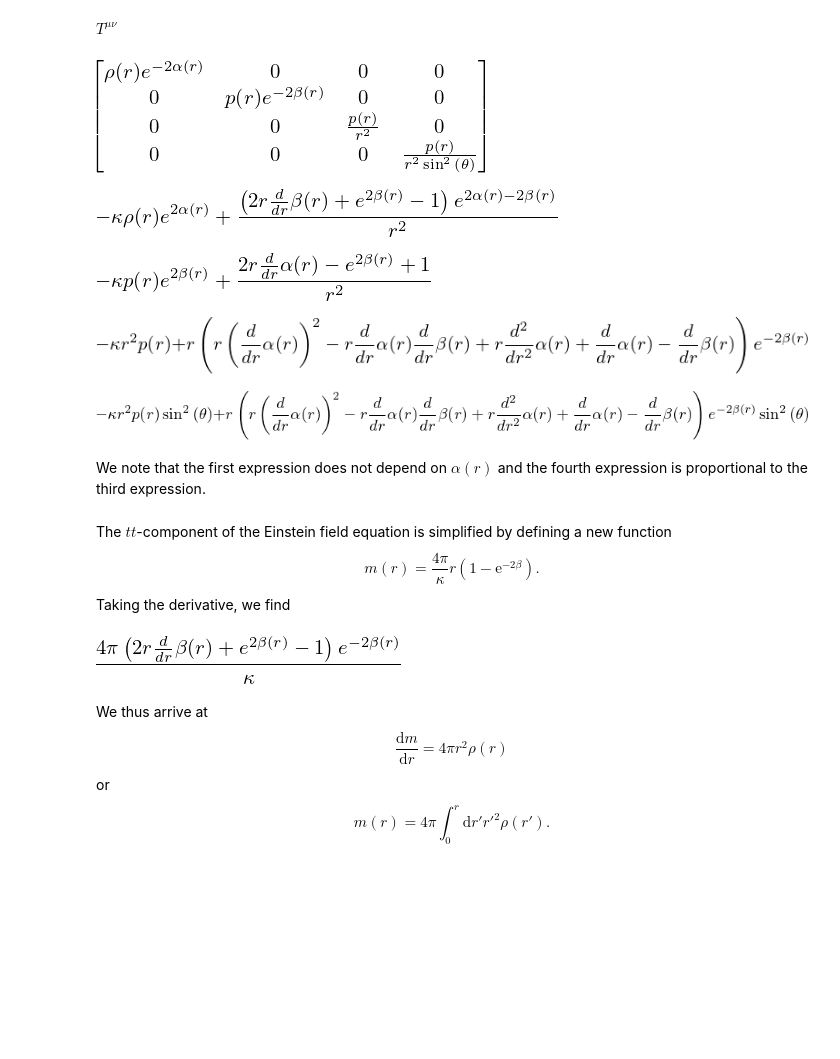
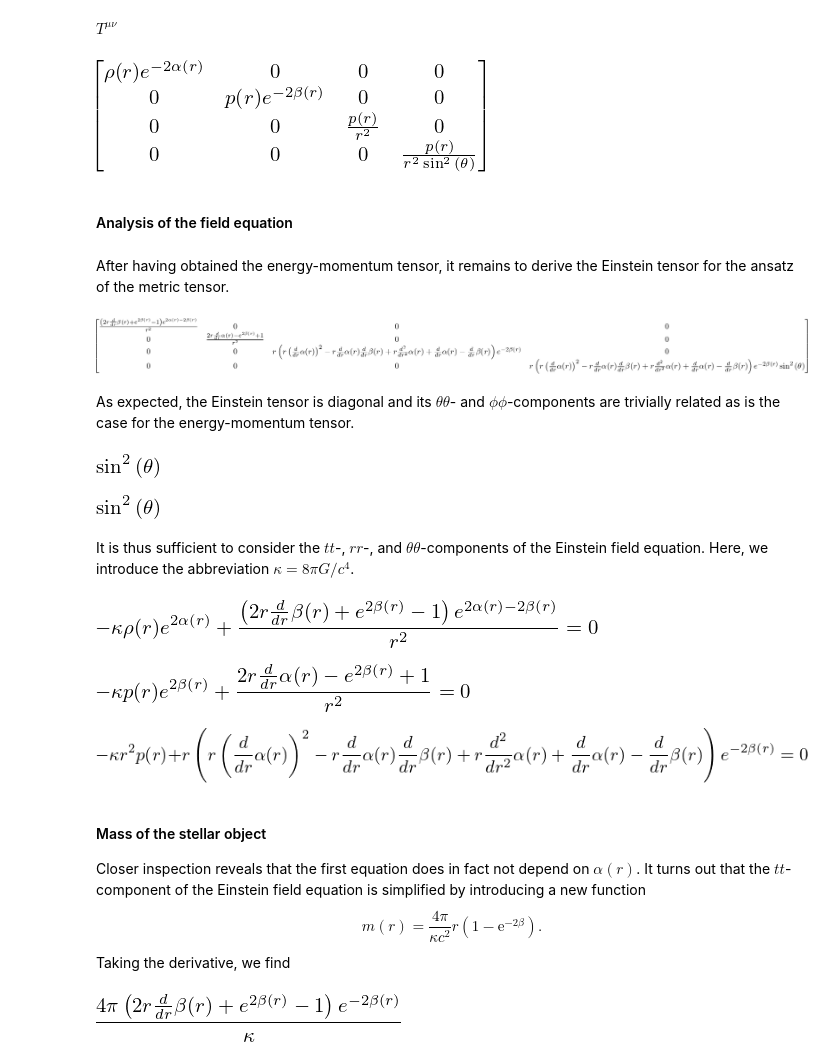
Before and after one commit to marcinofulus/jupyter4edu, a Jupyter notebook: augsburg/notebooks/generalrelativity/TOVEquation.ipynb, the cells around one changed output. Cells and saved outputs as stored; diff of their text form; code cells hidden in the pictures; blank space fills up the shorter version.

```diff
--- a/augsburg/notebooks/generalrelativity/TOVEquation.ipynb
+++ b/augsburg/notebooks/generalrelativity/TOVEquation.ipynb
@@ -8,10 +14,8 @@ init_printing()
 # %%
 t, r, theta, phi = symbols(r't, r, \theta, \phi')
 x = Coordinates('x', [t, r, theta, phi])
-alpha = Function(r'\alpha')
-beta = Function(r'\beta')
-Metric = diag(-exp(2*alpha(r)), exp(2*beta(r)), r**2, r**2*sin(theta)**2)
+alpha = Function(r'\alpha')(r)
+beta = Function(r'\beta')(r)
+Metric = diag(-exp(2*alpha), exp(2*beta), r**2, r**2*sin(theta)**2)
 g = MetricTensor('g', x, Metric)
-Ga = Christoffel('Ga', g)
-Ric = Ricci('Ric', g)
-Einst = Einstein('Einst', Ric)
+g(All, All)
@@ -20,8 +47,8 @@ The energy-momentum tensor $T_{\mu\nu}$ of an ideal fluid described by its press
 # %%
-p = Function('p')
-rho = Function(r'\rho')
-T = Tensor('T', 2, g,
-           components=diag(exp(2*alpha(r))*rho(r), exp(2*beta(r))*p(r), r**2*p(r), r**2*sin(theta)**2*p(r)))
+p = Function('p')(r)
+rho = Function(r'\rho')(r)
+T = Tensor('T', 2, g, components=diag(exp(2*alpha)*rho, exp(2*beta)*p,
+                                      r**2*p, r**2*sin(theta)**2*p))
 T(All, All)
 # %% [output]
 [figure]
@@ -38,20 +65,42 @@ $T^{\mu\nu}$
 # %%
 T(-All, -All)
 # %% [output]
-[figure, old version]
+[figure, new version]
+# %% [markdown]
+#### Analysis of the field equation
+# %% [markdown]
+After having obtained the energy-momentum tensor, it remains to derive the Einstein tensor for the ansatz of the metric tensor.
+# %%
+Gamma = Christoffel('\Gama', g)
+Ric = Ricci('Ric', g)
+G = Einstein('G', Ric)
+G(All, All)
+# %% [output]
+[figure, added]
+# %% [markdown]
+As expected, the Einstein tensor is diagonal and its $\theta\theta$- and $\phi\phi$-components are trivially related as is the case for the energy-momentum tensor.
+# %%
+G(4, 4)/G(3, 3)
+# %% [output]
+[figure, added]
+# %%
+T(4, 4)/T(3, 3)
+# %% [output]
+[figure, added]
+# %% [markdown]
+It is thus sufficient to consider the $tt$-, $rr$-, and $\theta\theta$-components of the Einstein field equation. Here, we introduce the abbreviation $\kappa = 8\pi G/c^4$.
 # %%
 kappa = symbols(r'\kappa')
-for n in range(1, 5):
-    display(Einst(n, n)-kappa*T(n, n))
+for n in range(1, 4):
+    display(Eq(G(n, n)-kappa*T(n, n), 0))
 # %% [output]
-[figure, old version]
+[figure, new version]
-[figure, old version]
+[figure, new version]
-[figure, old version]
+[figure, new version]
-[figure, removed]
-# %% [markdown]
-We note that the first expression does not depend on $\alpha(r)$ and the fourth expression is proportional to the third expression.
 # %% [markdown]
-The $tt$-component of the Einstein field equation is simplified by defining a new function
-$$m(r) = \frac{4\pi}{\kappa}r\left(1-\mathrm{e}^{-2\beta}\right).$$
+#### Mass of the stellar object
+
+Closer inspection reveals that the first equation does in fact not depend on $\alpha(r)$. It turns out that the $tt$-component of the Einstein field equation is simplified by introducing a new function
+$$m(r) = \frac{4\pi}{\kappa c^2}r\left(1-\mathrm{e}^{-2\beta}\right).$$
 Taking the derivative, we find
 # %%
@@ -60,8 +109,3 @@ m = 4*pi/kappa*r*(1-exp(-2*beta(r)))
 simplify(diff(m, r))
 # %% [output]
 [figure]
-# %% [markdown]
-We thus arrive at
-$$\frac{\mathrm{d}m}{\mathrm{d}r} = 4\pi r^2\rho(r)$$
-or
-$$m(r) = 4\pi\int_0^r\mathrm{d}r'r'^2\rho(r').$$
```
Also changed, not shown: parts of 17 cells of this notebook.
